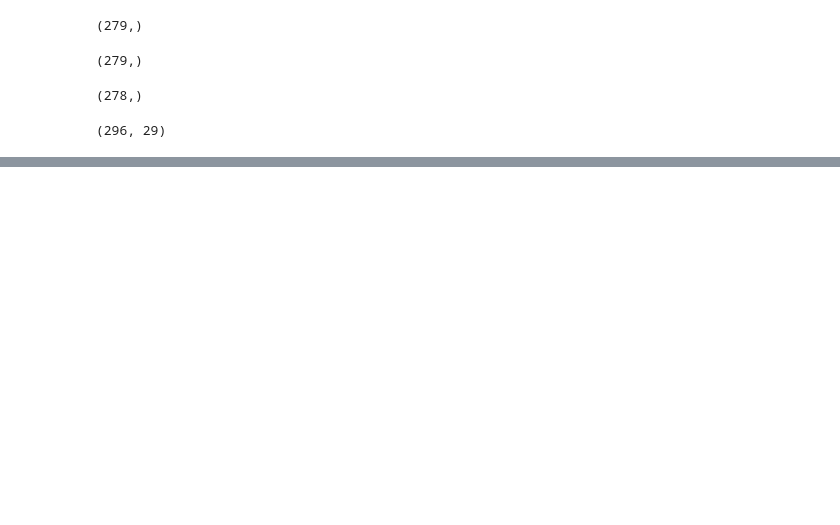
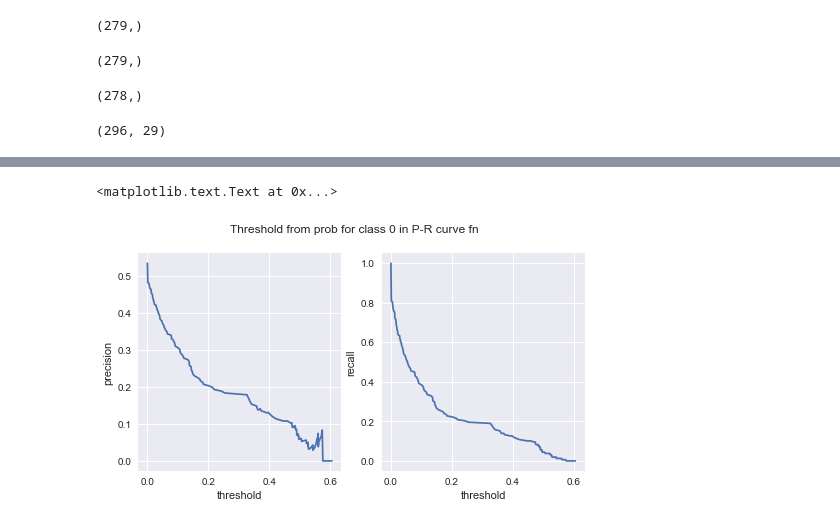
Before and after one commit to sushant2811/CreditCardFraudDetection, a Jupyter notebook: CreditCardFraudDetection.ipynb, the cells around one changed output, grey strips where cells are left out. Saved outputs shown, nothing was run; the diff lists cells and outputs as text; code cells hidden in the pictures; blank space fills up the shorter version.

```diff
--- a/CreditCardFraudDetection.ipynb
+++ b/CreditCardFraudDetection.ipynb
@@ -1012,0 +1001,14 @@ testUnderSampleX.shape
+# %%
+plt.figure(figsize = (8,4))
+plt.subplot(1, 2, 1)
+plt.plot(thresh1, pr1[0:len(pr1)-1])
+plt.xlabel('threshold')
+plt.ylabel('precision')
+plt.subplot(1, 2, 2)
+plt.plot(thresh1, recall1[0:len(recall1)-1])
+plt.xlabel('threshold')
+plt.ylabel('recall')
+plt.suptitle('Threshold from prob for class 0 in P-R curve fn')
+# %% [output]
+<matplotlib.text.Text at 0x...>
+[figure, added]
```
Also changed, not shown: parts of 9 cells of this notebook.
